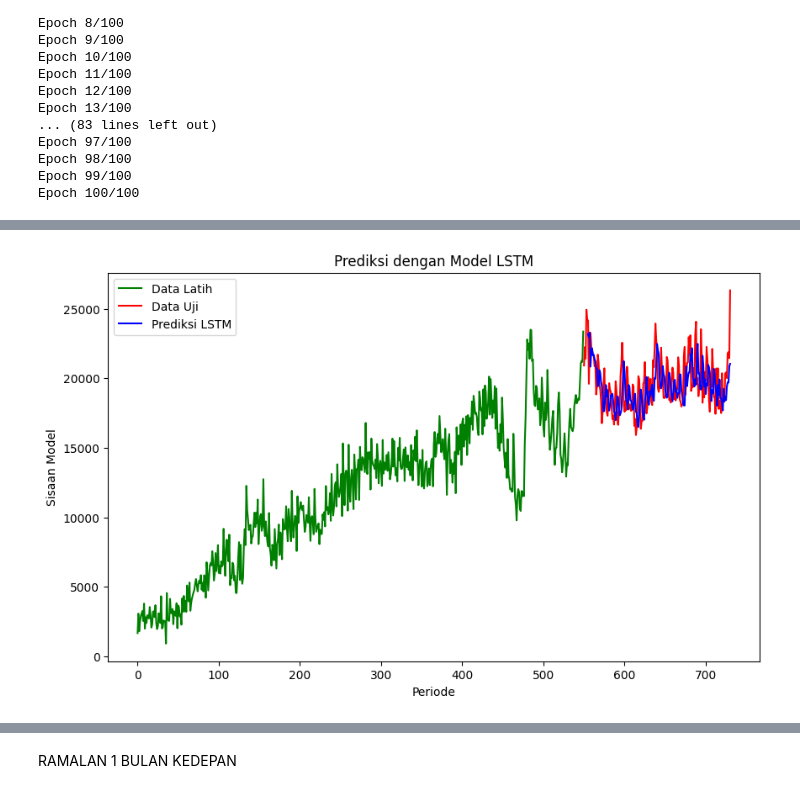
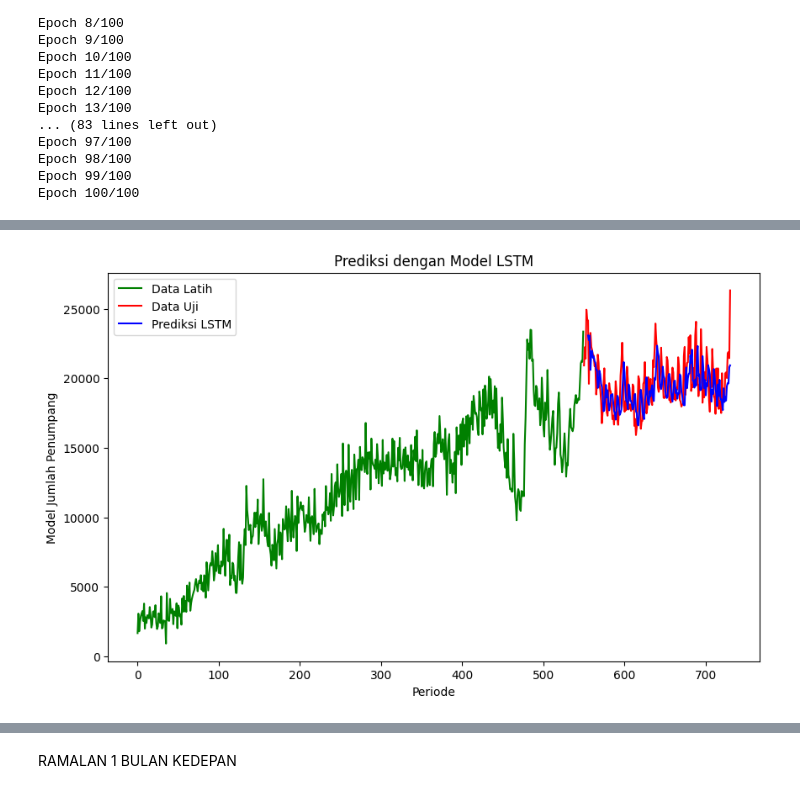
Before and after one commit to Ghonniyu-IPB/PROJECT-MPDW-P2-KEL-8, a Jupyter notebook: PEMODELAN_LSTM_KEL_8_P2.ipynb, the cells around one changed output, grey strips where cells are left out. Drawn from its saved outputs; the diff is of its cells as text; code cells hidden in the pictures.

```diff
--- a/PEMODELAN_LSTM_KEL_8_P2.ipynb
+++ b/PEMODELAN_LSTM_KEL_8_P2.ipynb
@@ -194,16 +213,16 @@ plt.show()
 # %%
 # Plot data latih dan data uji beserta prediksi
 plt.figure(figsize=(10, 6))
 plt.plot(data.index[:train_size], data['Aktual'].values[:train_size], label='Data Latih', color='green')
 plt.plot(data.index[train_size:], data['Aktual'].values[train_size:], label='Data Uji', color='red')
 plt.plot(data.index[train_size + seq_length:], predictLSTM, label='Prediksi LSTM', color='blue')
 plt.title('Prediksi dengan Model LSTM')
 plt.xlabel('Periode')
-plt.ylabel('Sisaan Model')
+plt.ylabel('Model Jumlah Penumpang')
 plt.legend()
 plt.show()
 # %% [output]
-[figure, old version]
+[figure, new version]
 # %%
 # Cek MAPE
 
```
Also changed, not shown: parts of 9 cells of this notebook.
